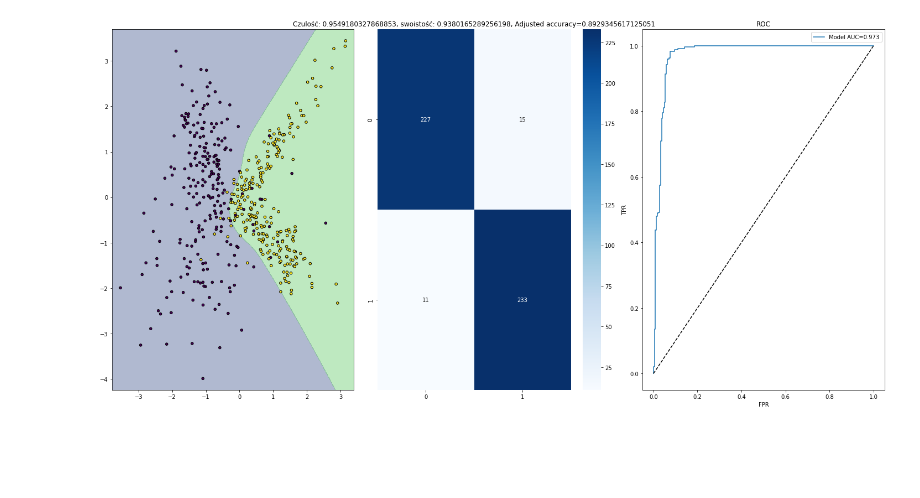
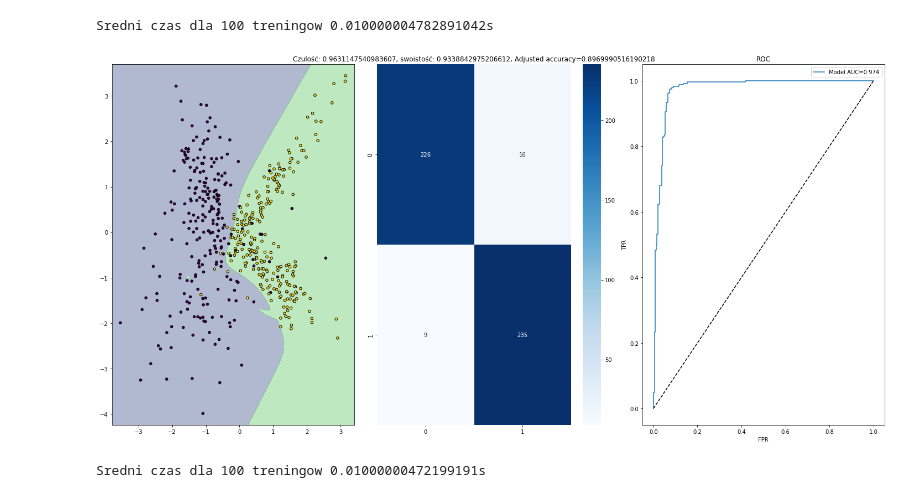
Before and after one commit to DonChaka/PUM, a Jupyter notebook: 8.SiecNeuronowa/8.SiecNeuronowa.ipynb, the cells around one changed output. Cells and saved outputs as stored; diff of their text form; code cells hidden in the pictures; blank space fills up the shorter version.

```diff
--- a/8.SiecNeuronowa/8.SiecNeuronowa.ipynb
+++ b/8.SiecNeuronowa/8.SiecNeuronowa.ipynb
@@ -185,7 +185,9 @@ class ActivationLayer(LayerInterface):
         return self.activation(X)
 
     def backward(self, grad: ndarray) -> ndarray:
-        return np.multiply(grad, self.activation.d(self.S_cache))
+        # temp = 1 / (1 + np.exp(-self.S_cache))
+        # return np.multiply(grad, self.activation.d(self.S_cache))
+        return self.activation.d(self.S_cache) * grad
 
     def adjust(self, learning_rate) -> NoReturn:
         pass
@@ -193,7 +195,7 @@ class ActivationLayer(LayerInterface):
 
 class DenseLayer(LayerInterface):
     def __init__(self, input_features, n_units):
-        self.coefs_: ndarray = np.random.normal(loc=1, scale=.15, size=(n_units, input_features))
+        self.coefs_: ndarray = np.random.normal(loc=1, scale=.15, size=(n_units, input_features)) * np.sqrt(n_units)
         self.intercepts: ndarray = np.random.normal(loc=1, scale=.15, size=(n_units, 1))
         self.X_cache: Optional[ndarray] = None
         self.grad_cache: Optional[ndarray] = None
@@ -207,8 +209,9 @@ class DenseLayer(LayerInterface):
         return np.dot(self.coefs_.T, grad)
 
     def adjust(self, learning_rate) -> NoReturn:
-        self.coefs_ -= learning_rate * np.dot(self.grad_cache, self.X_cache.T)
-        self.intercepts -= learning_rate * np.sum(self.grad_cache, axis=1, keepdims=True)
+        n = self.X_cache.shape[1]
+        self.coefs_ -= 1/n * learning_rate * np.dot(self.grad_cache, self.X_cache.T)
+        self.intercepts -= 1/n * learning_rate * np.sum(self.grad_cache, axis=1, keepdims=True)
 
 
 class NeuralNetwork:
@@ -249,8 +252,8 @@ class NeuralNetwork:
                 X_batch = X_batch.T
                 preds = self.forward(X_batch)
                 Y_batch = Y_batch.reshape(preds.shape)
-                E = preds - Y_batch
-                # E = -(np.divide(Y_batch, preds) * np.divide(1 - Y_batch, 1 - preds))
+                # E = preds - Y_batch
+                E = -(np.divide(Y_batch, preds) - np.divide(1 - Y_batch, 1 - preds))
                 self.backward(E)
                 for layer in self.layers:
                     layer.adjust(learning_rate)
@@ -300,7 +303,7 @@ def display_neural_network(model: NeuralNetwork, data: PUMData):
     ax[2].legend()
     plt.show()
 
-    # return balanced_accuracy_score(data.y_test, predictions, adjusted=True)
-    return decision_function
+    return balanced_accuracy_score(data.y_test, predictions, adjusted=True)
+    # return decision_function
 # %%
 linear_data = PUMData(make_classification(n_samples=n_samples, n_features=2, n_redundant=0, n_classes=2, n_clusters_per_class=2, random_state=random_state), random_state=random_state).transpose_data()
@@ -309,8 +312,8 @@ data_moons = PUMData(make_moons(n_samples=n_samples, noise=0.05, random_state=ra
 model = NeuralNetwork([
     DenseLayer(2, 4),
     ActivationLayer('sigmoid'),
-    DenseLayer(4, 4),
+    DenseLayer(4, 8),
     ActivationLayer('sigmoid'),
-    DenseLayer(4, 1),
-    ActivationLayer('sigmoid'),
+    DenseLayer(8, 1),
+    ActivationLayer('sigmoid')
 ])
@@ -319,7 +320,16 @@ model.fit(linear_data.x_train, linear_data.y_train, epochs=1000, verbose=True, l
+# %%
+start = time()
+for _ in range(100):
+    model.fit(linear_data.x_train, linear_data.y_train, epochs=1000, verbose=True, learning_rate=0.1, batch_size=32)
+stop = time()
+model.fit(linear_data.x_train, linear_data.y_train, epochs=1000, verbose=True, learning_rate=0.1, batch_size=32)
+print(f'Sredni czas dla 100 treningow {(stop / start) / 100}s')
+# %% [output]
+Sredni czas dla 100 treningow 0.010000004782891042s
 # %%
-temp = display_neural_network(model, linear_data)
+_ = display_neural_network(model, linear_data)
 # %% [output]
-[figure, old version]
+[figure, new version]
 # %%
 model_moons = NeuralNetwork([
     DenseLayer(2, 4),
@@ -329,7 +339,16 @@ model_moons = NeuralNetwork([
     DenseLayer(8, 1),
     ActivationLayer('sigmoid'),
 ])
-model_moons.fit(data_moons.x_train, data_moons.y_train, epochs=1000, verbose=True, learning_rate=0.01, batch_size=64)
+
+start = time()
+for _ in range(100):
+    model_moons.fit(data_moons.x_train, data_moons.y_train, epochs=1000, verbose=True, learning_rate=0.01, batch_size=32)
+stop = time()
+
+model_moons.fit(data_moons.x_train, data_moons.y_train, epochs=1000, verbose=True, learning_rate=0.01, batch_size=32)
+print(f'Sredni czas dla 100 treningow {(stop / start) / 100}s')
+# %% [output]
+Sredni czas dla 100 treningow 0.01000000472199191s
 # %%
 _ = display_neural_network(model_moons, data_moons)
 # %% [output]
```
Also changed, not shown: parts of 5 cells of this notebook, 1 other file.
